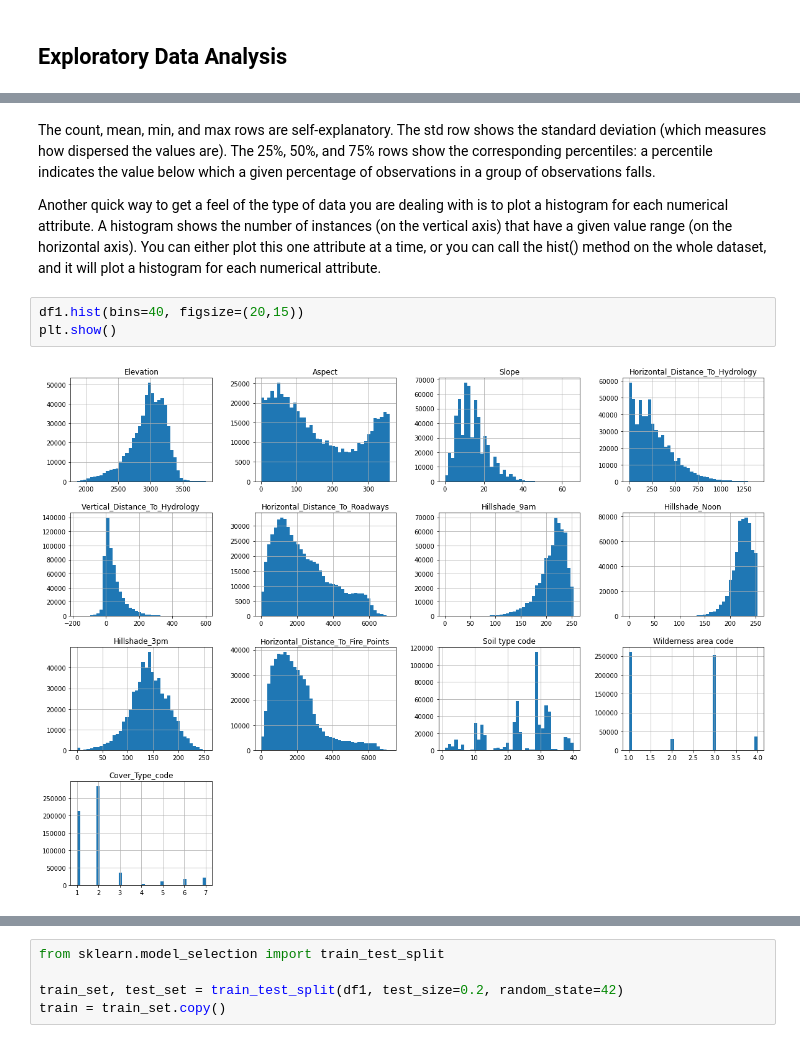
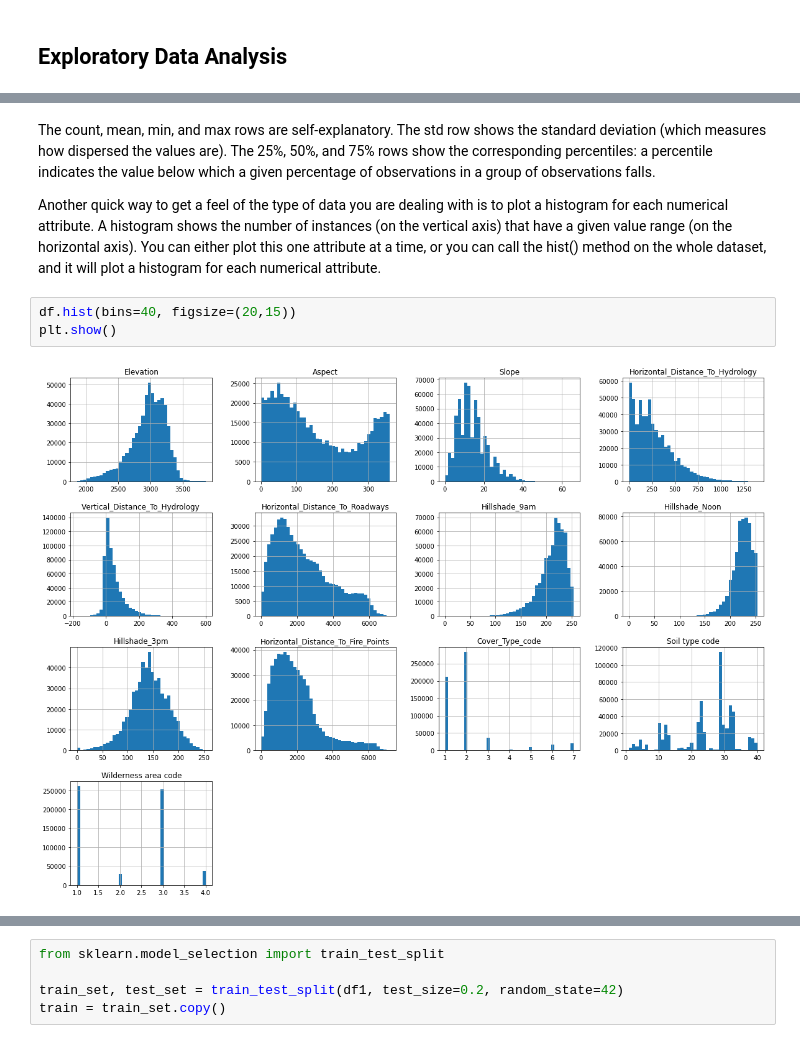
Before and after one commit to monica-navas-m/Machine-Learning, a Jupyter notebook: Notebook Python.ipynb, the cells around one changed output, grey strips where cells are left out. Saved outputs shown, nothing was run; the diff lists cells and outputs as text.

```diff
--- a/Notebook Python.ipynb
+++ b/Notebook Python.ipynb
@@ -261,22 +231,14 @@ df1.describe()
 | 75% | 3163.000000 | 260.000000 | 18.000000 | 384.000000 | 69.000000 | 3328.000000 | ... |
 | max | 3858.000000 | 360.000000 | 66.000000 | 1397.000000 | 601.000000 | 7117.000000 | ... |
 # %% [markdown]
-The count, mean, min, and max rows are self-explanatory. The std
-row shows the standard deviation (which measures how dispersed the values are).
-The 25%, 50%, and 75% rows show the corresponding percentiles: a percentile indicates
-the value below which a given percentage of observations in a group of observations
-falls.
+The count, mean, min, and max rows are self-explanatory. The std row shows the standard deviation (which measures how dispersed the values are). The 25%, 50%, and 75% rows show the corresponding percentiles: a percentile indicates the value below which a given percentage of observations in a group of observations falls.
 
-Another quick way to get a feel of the type of data you are dealing with is to plot a
-histogram for each numerical attribute. A histogram shows the number of instances
-(on the vertical axis) that have a given value range (on the horizontal axis). You can
-either plot this one attribute at a time, or you can call the hist() method on the
-whole dataset, and it will plot a histogram for each numerical attribute.
+Another quick way to get a feel of the type of data you are dealing with is to plot a histogram for each numerical attribute. A histogram shows the number of instances (on the vertical axis) that have a given value range (on the horizontal axis). You can either plot this one attribute at a time, or you can call the hist() method on the whole dataset, and it will plot a histogram for each numerical attribute.
 # %%
-df1.hist(bins=40, figsize=(20,15))
+df.hist(bins=40, figsize=(20,15))
 plt.show()
 # %% [output]
-[figure, old version]
+[figure, new version]
 # %% [markdown]
 The histogram plot shows the distribution of all the numeric columns in the dataset.
 
```
Also changed, not shown: parts of 90 cells of this notebook.
